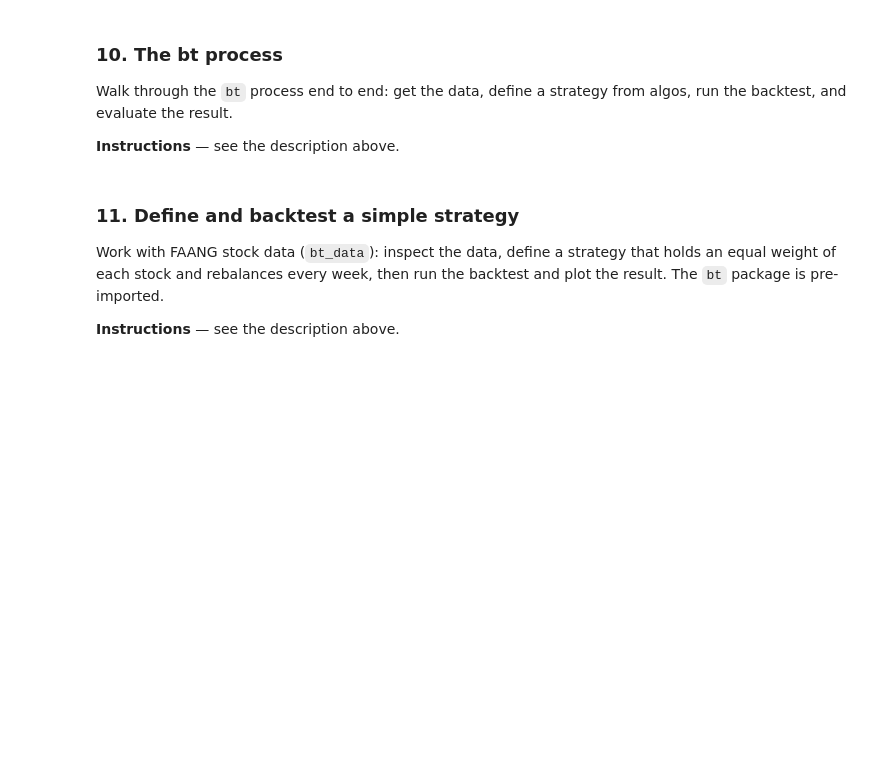
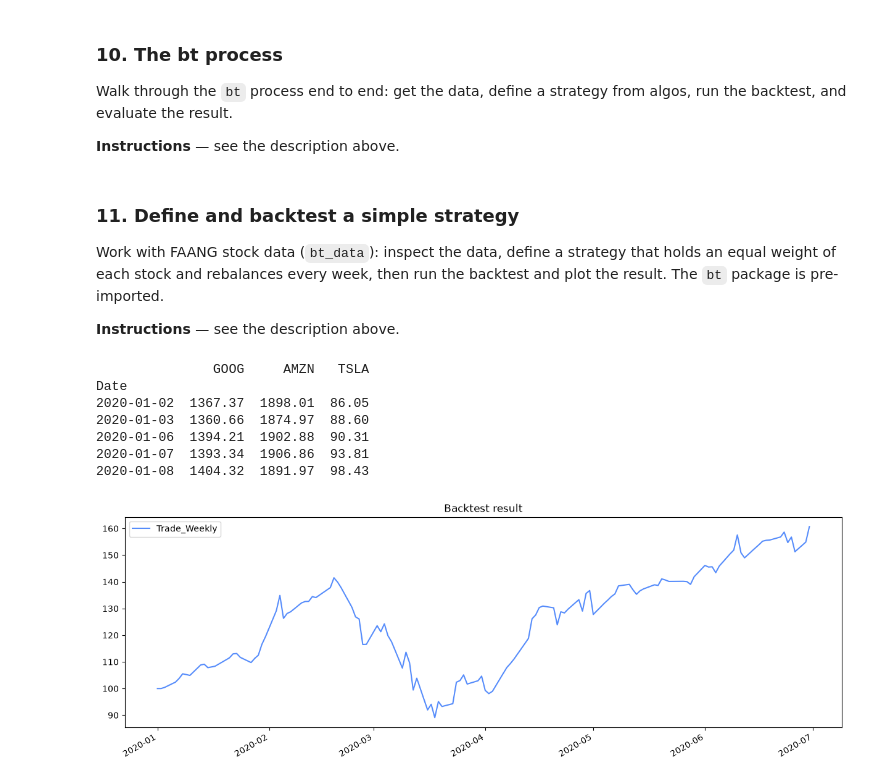
Before and after one commit to jtuchinsky/FinancialTradingWithPython, a Jupyter notebook: lessons/Chapter1 - Trading Basics/Topic 3 - Financial trading with bt/Exercises.ipynb, the cells around one changed output. Drawn from its saved outputs; the diff is of its cells as text; code cells hidden in the pictures; blank space fills up the shorter version.

```diff
--- a/lessons/Chapter1 - Trading Basics/Topic 3 - Financial trading with bt/Exercises.ipynb
+++ b/lessons/Chapter1 - Trading Basics/Topic 3 - Financial trading with bt/Exercises.ipynb
@@ -77,4 +96,31 @@ Work with FAANG stock data (`bt_data`): inspect the data, define a strategy that
 # %%
 # The verbatim script.py for this multi-step exercise could not be reliably
 # retrieved from the course page. Paste the starter code from the DataCamp
 # editor for exercise 11 ("Define and backtest a simple strategy") here.
+# Print the top five rows
+print(data.head())
+
+# Define the strategy
+bt_strategy = bt.Strategy('Trade_Weekly',
+                         [bt.algos.RunWeekly(),
+                          bt.algos.SelectAll(),
+                          bt.algos.WeighEqually(),
+                          bt.algos.Rebalance()])
+
+# Create a backtest
+bt_test = bt.Backtest(bt_strategy, data)
+# Run the backtest
+bt_res = bt.run(bt_test)
+
+# Plot the test result
+bt_res.plot(title="Backtest result")
+plt.show()
+# %% [output]
+               GOOG     AMZN   TSLA
+Date
+2020-01-02  1367.37  1898.01  86.05
+2020-01-03  1360.66  1874.97  88.60
+2020-01-06  1394.21  1902.88  90.31
+2020-01-07  1393.34  1906.86  93.81
+2020-01-08  1404.32  1891.97  98.43
+[figure, added]
```
Also changed, not shown: parts of 1 cell of this notebook.
